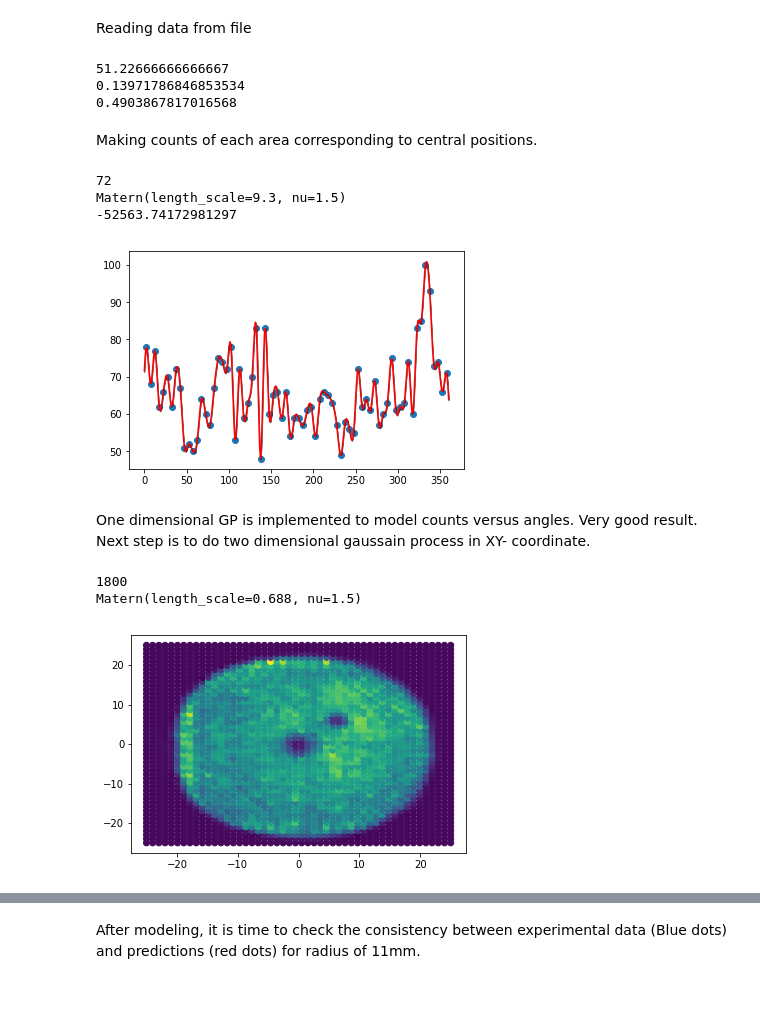
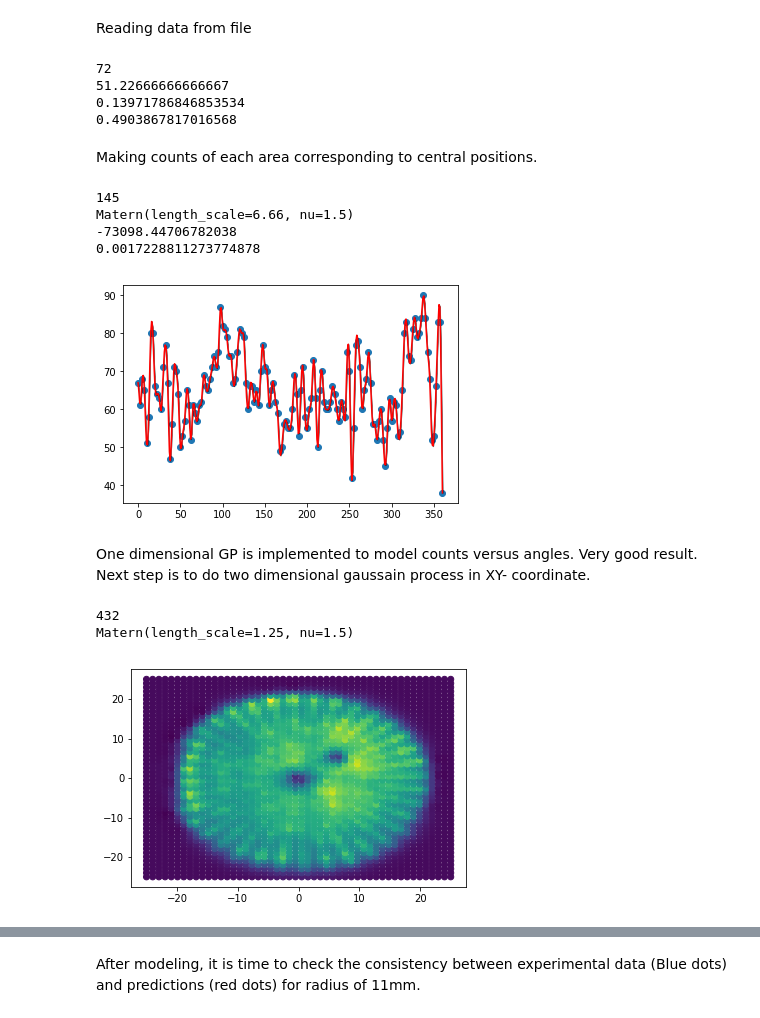
Before and after one commit to joachim-hansson/Analysisonmass, a Jupyter notebook: homo_gp.ipynb, the cells around one changed output, grey strips where cells are left out. Saved outputs shown, nothing was run; the diff lists cells and outputs as text; code cells hidden in the pictures.

```diff
--- a/homo_gp.ipynb
+++ b/homo_gp.ipynb
@@ -15,23 +15,33 @@ angle_h = np.delete(angle_h,-1)
 radius_h = np.delete(radius_h,-1)
 angle_c = [i + 2.5 for i in angle_h]
 radius_c = [i + .5 for i in radius_h]
-#print(len(angle_h))
+C_h_t,radius_h_t,angle_h_t = np.histogram2d(data_homo['radius'],data_homo['angle'],bins=[np.arange(0,26,1),np.arange(-2.5,365,5)])
+angle_h_t = np.delete(angle_h_t,-1)
+radius_h_t = np.delete(radius_h_t,-1)
+angle_c_t = [i + 2.5 for i in angle_h_t]
+radius_c_t = [i + .5 for i in radius_h_t]
+#print(angle_h_t)
+print(len(angle_c))
 #print(len(radius_c))
 pos_x = []
 pos_y = []
 C_c = []
 for i in range(len(radius_c)):
+    C_h_t[i][0] = C_h_t[i][72]+ C_h_t[i][0]
     for j in range(len(angle_c)):
         pos_x.append(radius_c[i]*np.cos(angle_c[j]*np.pi/180))
         pos_y.append(radius_c[i]*np.sin(angle_c[j]*np.pi/180))
         C_c.append(C_h[i][j])
 pos_h = np.stack((pos_x,pos_y),axis=-1)
+angle_c = np.concatenate((angle_c,angle_c_t),axis = None)
+C_t = np.concatenate((C_h[5],C_h_t[5]),axis=None)
 print(np.mean(C_c)) #Average count of 1800 areas
 print(1/np.sqrt(np.mean(C_c)))
 print(np.std(C_c)/np.mean(C_c))
 #print(len(pos_x))
 #print(C_h[1])
 # %% [output]
+72
 51.22666666666667
 0.13971786846853534
 0.4903867817016568
@@ -39,37 +49,38 @@ print(np.std(C_c)/np.mean(C_c))
 Making counts of each area corresponding to central positions.
 # %%
 import matplotlib.pyplot as plt
-plt.scatter(angle_c,C_h[6])
+plt.scatter(angle_c,C_t)
 #print(len(angle_c))
 angle_c_f = np.atleast_2d(angle_c).T
 print(len(angle_c_f))
 from sklearn.gaussian_process import GaussianProcessRegressor
 from sklearn.gaussian_process.kernels import Matern,RBF,WhiteKernel
 xx, yy = np.meshgrid(np.linspace(-25, 25, 50),
                      np.linspace(-25, 25, 50))
 pos_all = np.vstack((xx.ravel(), yy.ravel()))
 x = np.linspace(0, 360, 360)
 #kernel_a = RBF(length_scale=1.0)
 kernel_a = Matern()
-clf_a = GaussianProcessRegressor(kernel=kernel_a,n_restarts_optimizer=9).fit(angle_c_f,C_h[6])
+clf_a = GaussianProcessRegressor(kernel=kernel_a,n_restarts_optimizer=9).fit(angle_c_f,C_t)
 C_pred,sigma_pred = clf_a.predict(np.atleast_2d(x).T,return_std=True)
 C_pred = C_pred.reshape(x.shape)
 #sigma_pred = sigma_pred.reshape(xx.shape)0
 
 print(clf_a.kernel_)
 #print(clf_a.alpha_)
 print(clf_a.log_marginal_likelihood_value_)
-#print(len(C_pred))
+print(sigma_pred[1]/C_pred[1])
 plt.plot(x, C_pred, 'r-', label='Prediction')
 plt.fill_between(x, C_pred - sigma_pred,
                  C_pred + sigma_pred,
                  alpha=0.5, color='k')
 plt.show()
 # %% [output]
-72
-Matern(length_scale=9.3, nu=1.5)
--52563.74172981297
+145
+Matern(length_scale=6.66, nu=1.5)
+-73098.44706782038
+0.0017228811273774878
-[figure, old version]
+[figure, new version]
 # %% [markdown]
 One dimensional GP is implemented to model counts versus angles. Very good result.
 Next step is to do two dimensional gaussain process in XY- coordinate.
@@ -85,9 +96,9 @@ print(clf_2d.kernel_)
 plt.scatter(pos_all.T[:,0],pos_all.T[:,1],c=C_2d_pred)
 plt.show()
 # %% [output]
-1800
-Matern(length_scale=0.688, nu=1.5)
+432
+Matern(length_scale=1.25, nu=1.5)
-[figure, old version]
+[figure, new version]
 # %%
 print(pos_all.T[1279])
 print(C_2d_pred[1279])
```
Also changed, not shown: parts of 2 cells of this notebook.
